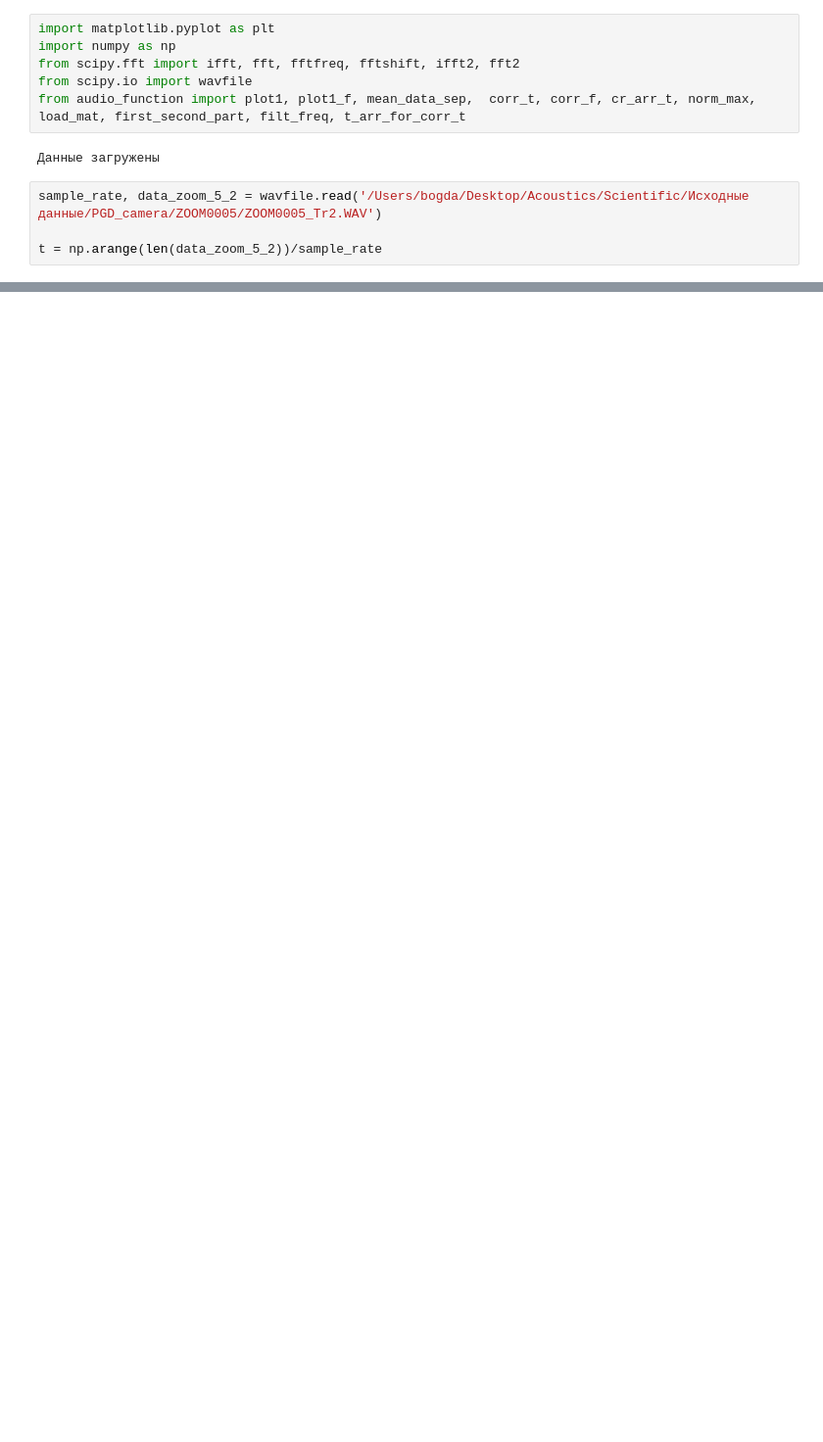
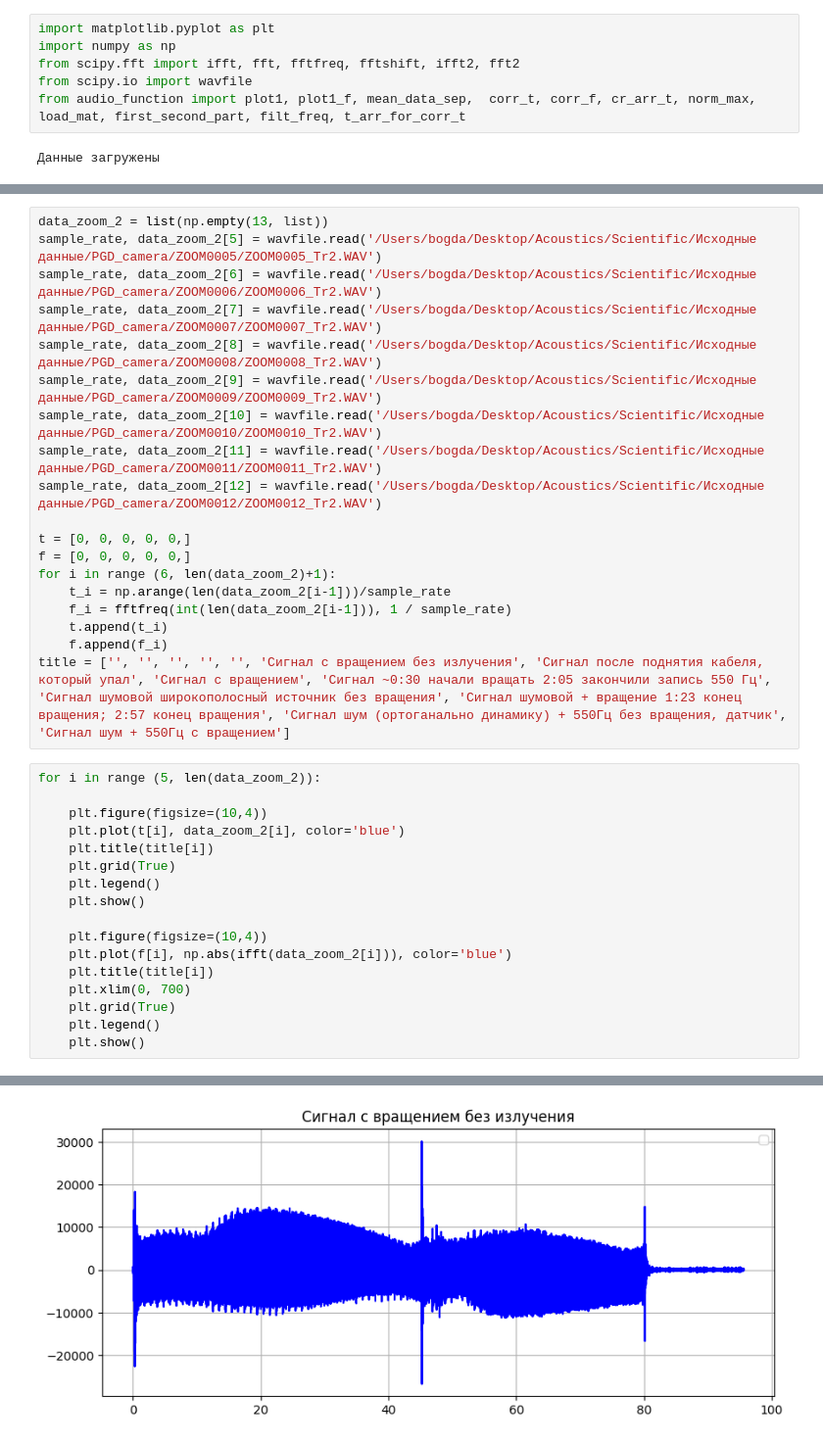
Before and after one commit to bdExplore/Scientific, a Jupyter notebook: Python/pgd_nanal.ipynb, the cells around one changed output, grey strips where cells are left out. Shown: that part at 98% size. Drawn from its saved outputs; the diff is of its cells as text; blank space fills up the shorter version.

```diff
--- a/Python/pgd_nanal.ipynb
+++ b/Python/pgd_nanal.ipynb
@@ -6,7 +6,3 @@ from scipy.io import wavfile
 from audio_function import plot1, plot1_f, mean_data_sep,  corr_t, corr_f, cr_arr_t, norm_max, load_mat, first_second_part, filt_freq, t_arr_for_corr_t
 # %% [output]
 Данные загружены
-# %%
-sample_rate, data_zoom_5_2 = wavfile.read('/Users/bogda/Desktop/Acoustics/Scientific/Исходные данные/PGD_camera/ZOOM0005/ZOOM0005_Tr2.WAV')
-
-t = np.arange(len(data_zoom_5_2))/sample_rate
@@ -19,0 +9,37 @@ plt.show()
+# %%
+data_zoom_2 = list(np.empty(13, list))
+sample_rate, data_zoom_2[5] = wavfile.read('/Users/bogda/Desktop/Acoustics/Scientific/Исходные данные/PGD_camera/ZOOM0005/ZOOM0005_Tr2.WAV')
+sample_rate, data_zoom_2[6] = wavfile.read('/Users/bogda/Desktop/Acoustics/Scientific/Исходные данные/PGD_camera/ZOOM0006/ZOOM0006_Tr2.WAV')
+sample_rate, data_zoom_2[7] = wavfile.read('/Users/bogda/Desktop/Acoustics/Scientific/Исходные данные/PGD_camera/ZOOM0007/ZOOM0007_Tr2.WAV')
+sample_rate, data_zoom_2[8] = wavfile.read('/Users/bogda/Desktop/Acoustics/Scientific/Исходные данные/PGD_camera/ZOOM0008/ZOOM0008_Tr2.WAV')
+sample_rate, data_zoom_2[9] = wavfile.read('/Users/bogda/Desktop/Acoustics/Scientific/Исходные данные/PGD_camera/ZOOM0009/ZOOM0009_Tr2.WAV')
+sample_rate, data_zoom_2[10] = wavfile.read('/Users/bogda/Desktop/Acoustics/Scientific/Исходные данные/PGD_camera/ZOOM0010/ZOOM0010_Tr2.WAV')
+sample_rate, data_zoom_2[11] = wavfile.read('/Users/bogda/Desktop/Acoustics/Scientific/Исходные данные/PGD_camera/ZOOM0011/ZOOM0011_Tr2.WAV')
+sample_rate, data_zoom_2[12] = wavfile.read('/Users/bogda/Desktop/Acoustics/Scientific/Исходные данные/PGD_camera/ZOOM0012/ZOOM0012_Tr2.WAV')
+
+t = [0, 0, 0, 0, 0,]
+f = [0, 0, 0, 0, 0,]
+for i in range (6, len(data_zoom_2)+1):
+    t_i = np.arange(len(data_zoom_2[i-1]))/sample_rate
+    f_i = fftfreq(int(len(data_zoom_2[i-1])), 1 / sample_rate)
+    t.append(t_i)
+    f.append(f_i)
+title = ['', '', '', '', '', 'Сигнал с вращением без излучения', 'Сигнал после поднятия кабеля, который упал', 'Сигнал с вращением', 'Сигнал ~0:30 начали вращать 2:05 закончили запись 550 Гц', 'Сигнал шумовой широкополосный источник без вращения', 'Сигнал шумовой + вращение 1:23 конец вращения; 2:57 конец вращения', 'Сигнал шум (ортоганально динамику) + 550Гц без вращения, датчик', 'Сигнал шум + 550Гц с вращением']
+# %%
+for i in range (5, len(data_zoom_2)):
+
+    plt.figure(figsize=(10,4))
+    plt.plot(t[i], data_zoom_2[i], color='blue')
+    plt.title(title[i])
+    plt.grid(True)
+    plt.legend()
+    plt.show()
+
+    plt.figure(figsize=(10,4))
+    plt.plot(f[i], np.abs(ifft(data_zoom_2[i])), color='blue')
+    plt.title(title[i])
+    plt.xlim(0, 700)
+    plt.grid(True)
+    plt.legend()
+    plt.show()
+# %% [output]
@@ -19,0 +47 @@ plt.show()
+[figure, added]
```
Also changed, not shown: parts of 4 cells of this notebook.
